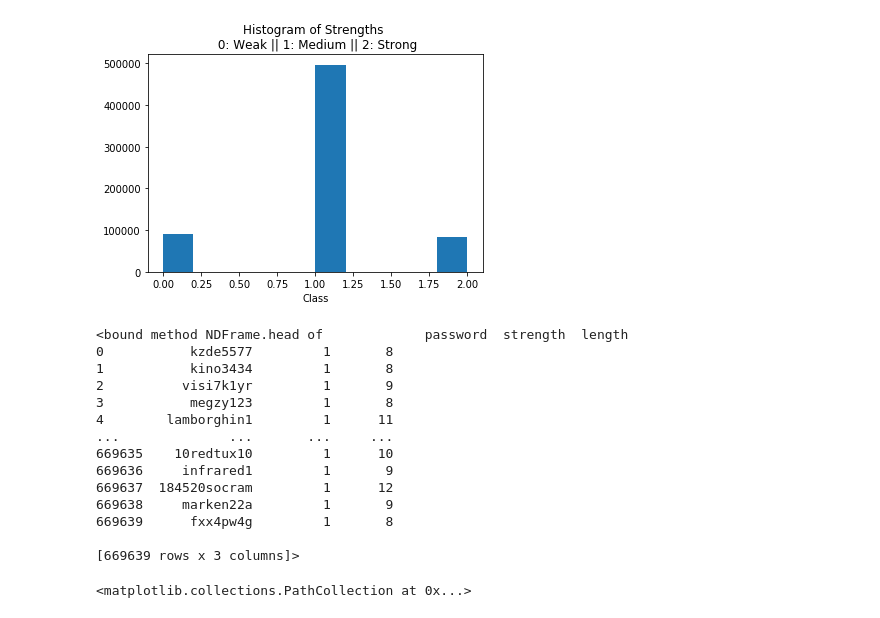
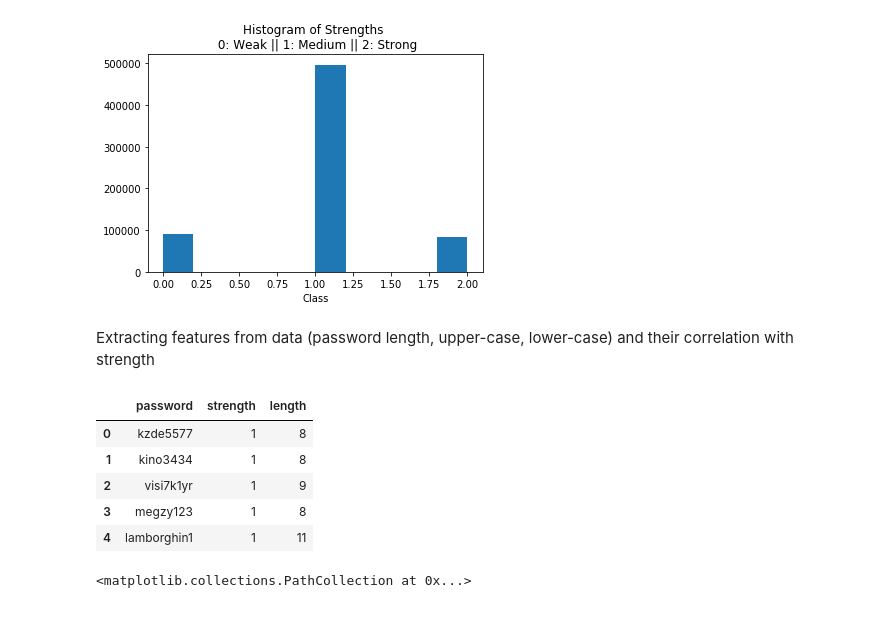
Before and after one commit to he16946/Data_Labs, a Jupyter notebook: Passwords.ipynb, the cells around one changed output. Drawn from its saved outputs; the diff is of its cells as text; code cells hidden in the pictures.

```diff
--- a/Passwords.ipynb
+++ b/Passwords.ipynb
@@ -66,27 +70,21 @@ plt.hist(df['strength'])
  array([0. , 0.2, 0.4, 0.6, 0.8, 1. , 1.2, 1.4, 1.6, 1.8, 2. ]),
  <a list of 10 Patch objects>)
 [figure]
+# %% [markdown]
+Extracting features from data (password length, upper-case, lower-case) and their correlation with strength
 # %%
 lengths = df['password'].str.len()
 # %%
 df.insert(2, 'length', lengths)
 # %%
-df.head
+df.head()
 # %% [output]
-<bound method NDFrame.head of             password  strength  length
-0           kzde5577         1       8
-1           kino3434         1       8
-2          visi7k1yr         1       9
-3           megzy123         1       8
-4        lamborghin1         1      11
-...              ...       ...     ...
-669635    10redtux10         1      10
-669636     infrared1         1       9
-669637  184520socram         1      12
-669638     marken22a         1       9
-669639      fxx4pw4g         1       8
-
-[669639 rows x 3 columns]>
+|  | password | strength | length |
+| 0 | kzde5577 | 1 | 8 |
+| 1 | kino3434 | 1 | 8 |
+| 2 | visi7k1yr | 1 | 9 |
+| 3 | megzy123 | 1 | 8 |
+| 4 | lamborghin1 | 1 | 11 |
 # %%
 y = df['length']
 x = df['strength']
```
Also changed, not shown: parts of 3 cells of this notebook.
